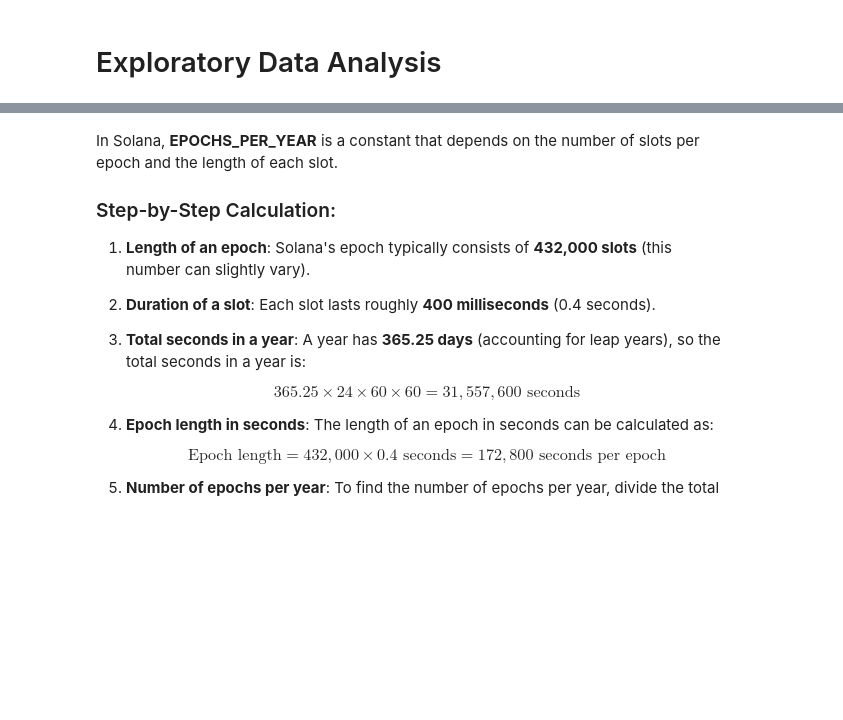
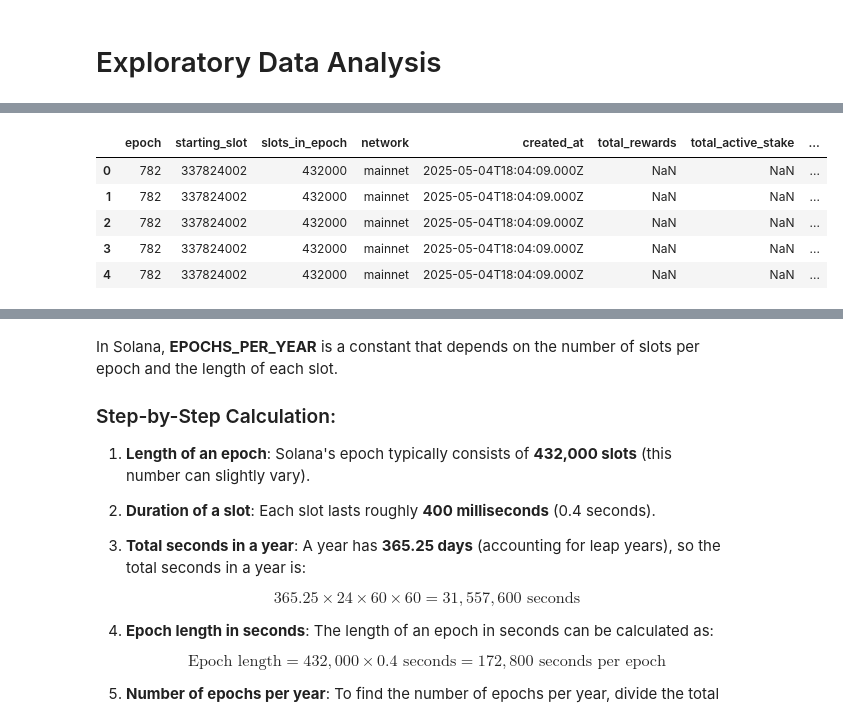
Before and after one commit to apostleoffinance/Solana-Predictive-Staking-Analytics, a Jupyter notebook: notebook/data.ipynb, the cells around one changed output, grey strips where cells are left out. Saved outputs shown, nothing was run; the diff lists cells and outputs as text; code cells hidden in the pictures; blank space fills up the shorter version.

```diff
--- a/notebook/data.ipynb
+++ b/notebook/data.ipynb
@@ -495,0 +509,28 @@ df_validators.columns.to_list()
+# %%
+BASE_URL = 'https://www.validators.app/api/v1/epochs/mainnet.json'  # Replace with the desired network ('mainnet', 'testnet', 'pythnet')
+
+# Headers with the API token for authentication
+HEADERS = {
+    'Token': VALIDATORS_API_KEY
+}
+
+# Make the API request
+def get_epoch_data():
+    params = {'per': 50, 'page': 1}  # Fetch up to 50 epochs, page 1 (adjust as needed)
+    response = requests.get(BASE_URL, headers=HEADERS, params=params)
+
+    if response.status_code == 200:
+        data = response.json()
+        return data['epochs']
+    else:
+        print(f"Error fetching epoch data: {response.text}")
+        return []
+
+# Get epoch data
+epoch_data = get_epoch_data()
+
+# Convert the data to a pandas DataFrame
+df_epochs = pd.DataFrame(epoch_data)
+
+# Display the first few rows of the DataFrame
+print(df_epochs.head())
@@ -497,0 +568,4 @@ df_validators.columns.to_list()
+# %%
+df_expanded["activatedStake_SOL"] = df_expanded["activatedStake"] / 1e9
+df_expanded["activatedStake_USD"] = df_expanded["activatedStake_SOL"] * sol_price
+df_expanded.head(n=1)
@@ -497,0 +575,11 @@ df_validators.columns.to_list()
+# %%
+df_merged = pd.merge(df_epochs, df_expanded, on="epoch", how="inner")
+df_merged["vote_account"] = df_merged["votePubkey"]
+df_merged.head()
+# %% [output]
+|  | epoch | starting_slot | slots_in_epoch | network | created_at | total_rewards | total_active_stake | ... |
+| 0 | 782 | 337824002 | 432000 | mainnet | 2025-05-04T18:04:09.000Z | NaN | NaN | ... |
+| 1 | 782 | 337824002 | 432000 | mainnet | 2025-05-04T18:04:09.000Z | NaN | NaN | ... |
+| 2 | 782 | 337824002 | 432000 | mainnet | 2025-05-04T18:04:09.000Z | NaN | NaN | ... |
+| 3 | 782 | 337824002 | 432000 | mainnet | 2025-05-04T18:04:09.000Z | NaN | NaN | ... |
+| 4 | 782 | 337824002 | 432000 | mainnet | 2025-05-04T18:04:09.000Z | NaN | NaN | ... |
```
Also changed, not shown: parts of 31 cells of this notebook, 1 other file.
